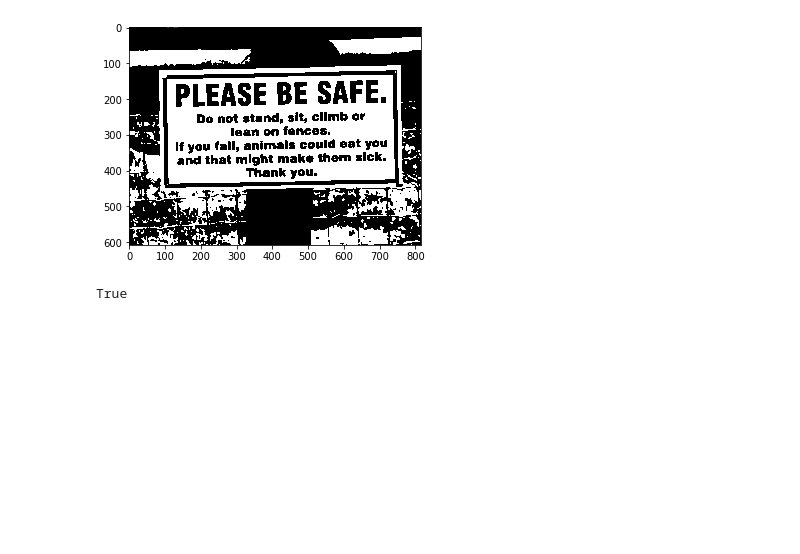
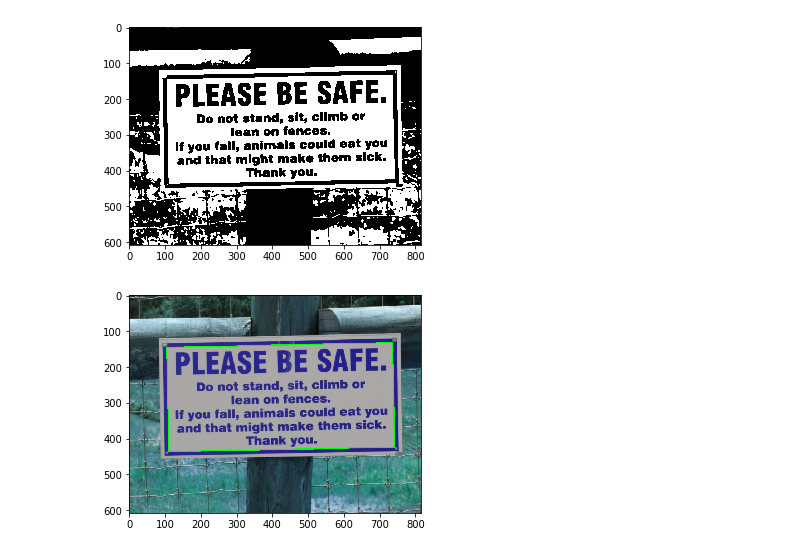
Before and after one commit to murilosalomao/imageProcessing, a Jupyter notebook: Partial Report.ipynb, the cells around one changed output. Drawn from its saved outputs; the diff is of its cells as text; code cells hidden in the pictures; blank space fills up the shorter version.

```diff
--- a/Partial Report.ipynb
+++ b/Partial Report.ipynb
@@ -7,7 +7,6 @@ import numpy as np
 
 imgName = 'imgs/img_883.jpg'
 
-regularImg = cv2.imread(imgName);
 img = cv2.imread(imgName, cv2.IMREAD_GRAYSCALE);
 plt.imshow(img, cmap=plt.cm.gray);
 # %% [output]
@@ -29,15 +28,17 @@ plt.imshow(threshImg, cmap=plt.cm.gray);
 # %%
 contours, hierarchy = cv2.findContours(threshImg, cv2.RETR_TREE, cv2.CHAIN_APPROX_SIMPLE)
 for c in contours:
     perimeter = cv2.arcLength(c, True)
     area = cv2.contourArea(c)
     approx = cv2.approxPolyDP(c, 0.005 * perimeter, True)
 
     if len(approx) == 4:
         (x, y, w, h) = cv2.boundingRect(approx)
         if w*h > 50000:
             cv2.drawContours(regularImg, [c], -1, (0, 255, 0), 2)
 
 cv2.imwrite('output.jpg', regularImg)
+
+plt.imshow(regularImg, cmap='gray');
 # %% [output]
-True
+[figure, added]
```
